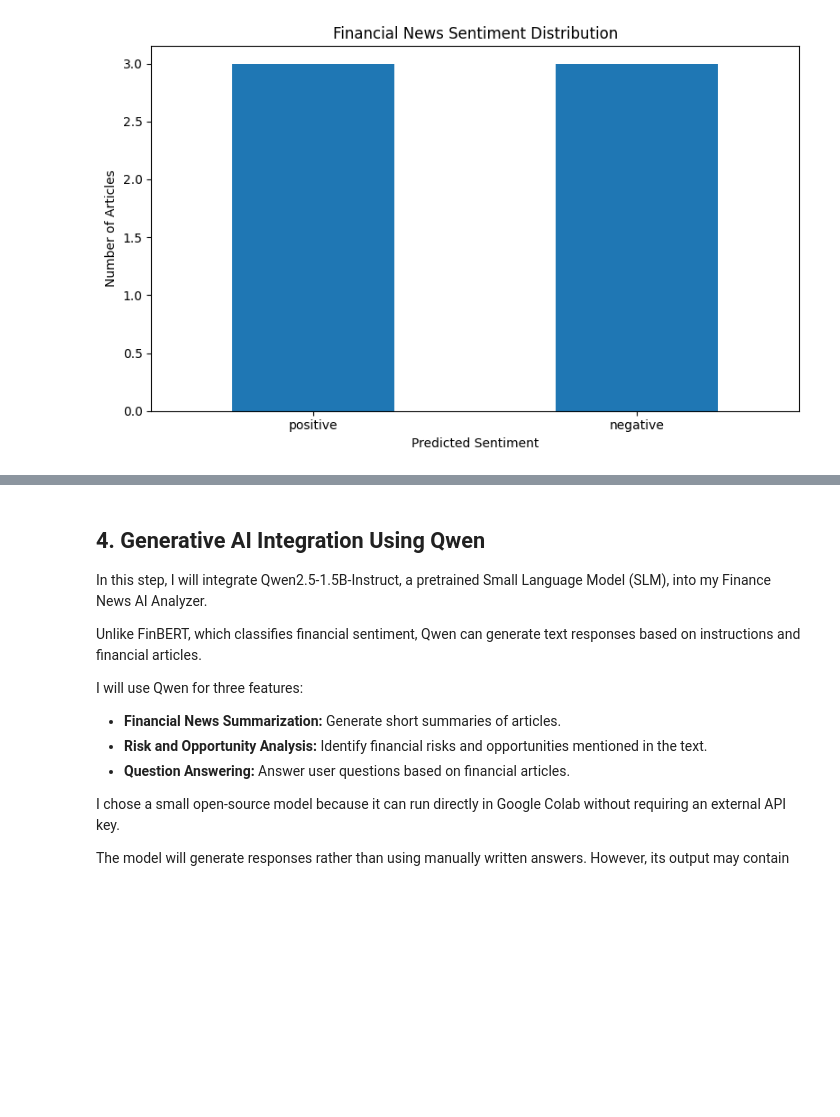
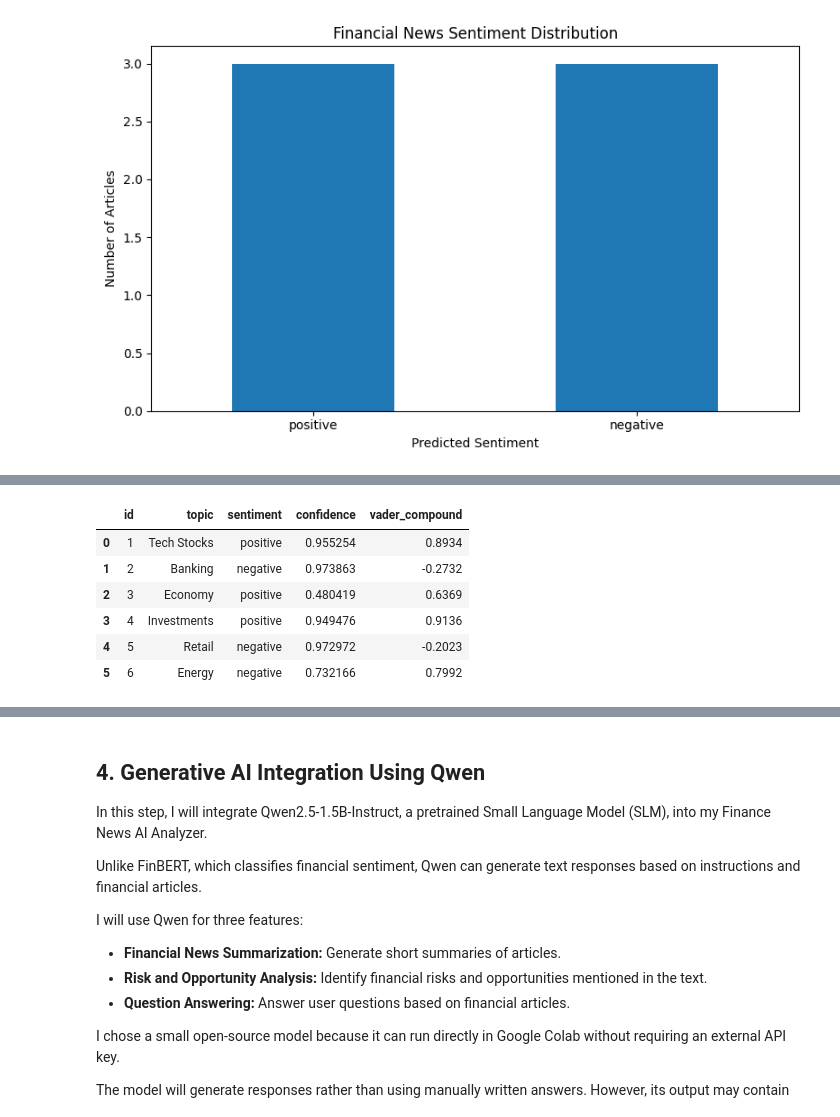
Before and after one commit to VI-K13/Module_04_ITAI-2372, a Jupyter notebook: Finance_News_AI_Analyzer_Viktoriya_Kurmisheva.ipynb, the cells around one changed output, grey strips where cells are left out. Cells and saved outputs as stored; diff of their text form; code cells hidden in the pictures; blank space fills up the shorter version.

```diff
--- a/Finance_News_AI_Analyzer_Viktoriya_Kurmisheva.ipynb
+++ b/Finance_News_AI_Analyzer_Viktoriya_Kurmisheva.ipynb
@@ -439,0 +451,23 @@ In the next step, I will integrate a generative language model to summarize arti
+# %%
+# Install and initialize the traditional, rule-based VADER analyzer.
+%pip install -q vaderSentiment
+from vaderSentiment.vaderSentiment import SentimentIntensityAnalyzer
+vader = SentimentIntensityAnalyzer()
+
+# Apply the same existing analyzer to each example, without hand-coded word rules.
+vader_example_scores = pd.DataFrame(
+    [vader.polarity_scores(article) for article in df["text"]]
+)
+df["vader_compound"] = vader_example_scores["compound"].to_numpy()
+
+# A compound score near +1 is positive, near -1 is negative.
+# The score is NOT a probability or model accuracy.
+display(df[["id", "topic", "sentiment", "confidence", "vader_compound"]])
+# %% [output]
+|  | id | topic | sentiment | confidence | vader_compound |
+| 0 | 1 | Tech Stocks | positive | 0.955254 | 0.8934 |
+| 1 | 2 | Banking | negative | 0.973863 | -0.2732 |
+| 2 | 3 | Economy | positive | 0.480419 | 0.6369 |
+| 3 | 4 | Investments | positive | 0.949476 | 0.9136 |
+| 4 | 5 | Retail | negative | 0.972972 | -0.2023 |
+| 5 | 6 | Energy | negative | 0.732166 | 0.7992 |
```
Also changed, not shown: parts of 12 cells of this notebook.
